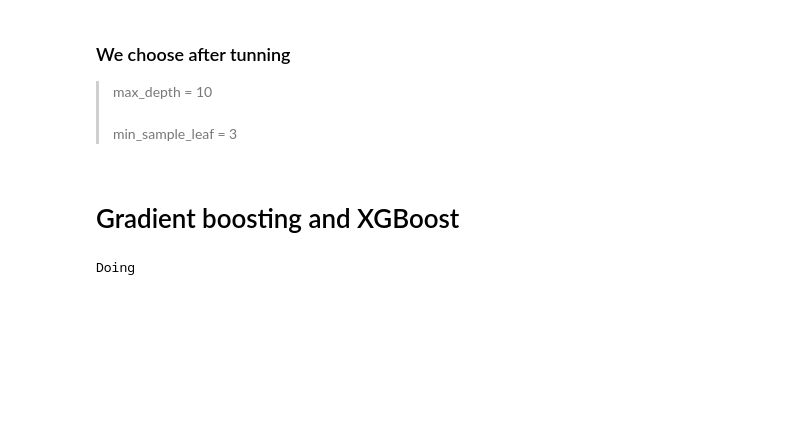
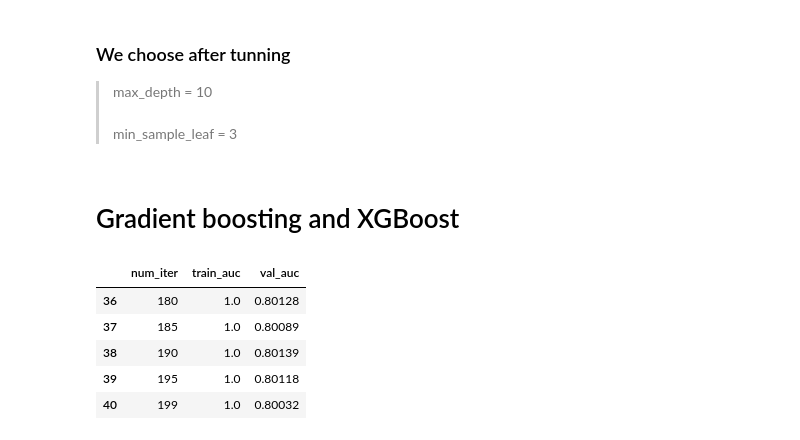
Before and after one commit to Micky373/ml_zoomcamp, a Jupyter notebook: week_6/credit_risk.ipynb, the cells around one changed output. Cells and saved outputs as stored; diff of their text form; code cells hidden in the pictures; blank space fills up the shorter version.

```diff
--- a/week_6/credit_risk.ipynb
+++ b/week_6/credit_risk.ipynb
@@ -817,7 +818,3 @@ plt.legend()
 > min_sample_leaf = 3
 # %% [markdown]
 # Gradient boosting and XGBoost
-# %%
-print('Doing')
-# %% [output]
-Doing
@@ -823,0 +865,10 @@ Doing
+# %%
+df_score = parse_xgb_output(output)
+df_score.tail()
+# %% [output]
+|  | num_iter | train_auc | val_auc |
+| 36 | 180 | 1.0 | 0.80128 |
+| 37 | 185 | 1.0 | 0.80089 |
+| 38 | 190 | 1.0 | 0.80139 |
+| 39 | 195 | 1.0 | 0.80118 |
+| 40 | 199 | 1.0 | 0.80032 |
```
Also changed, not shown: parts of 8 cells of this notebook.
